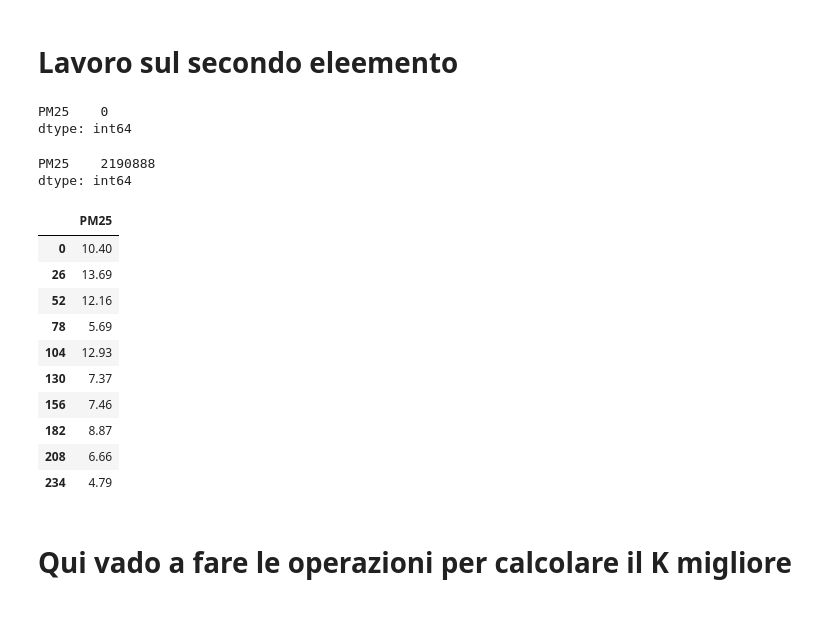
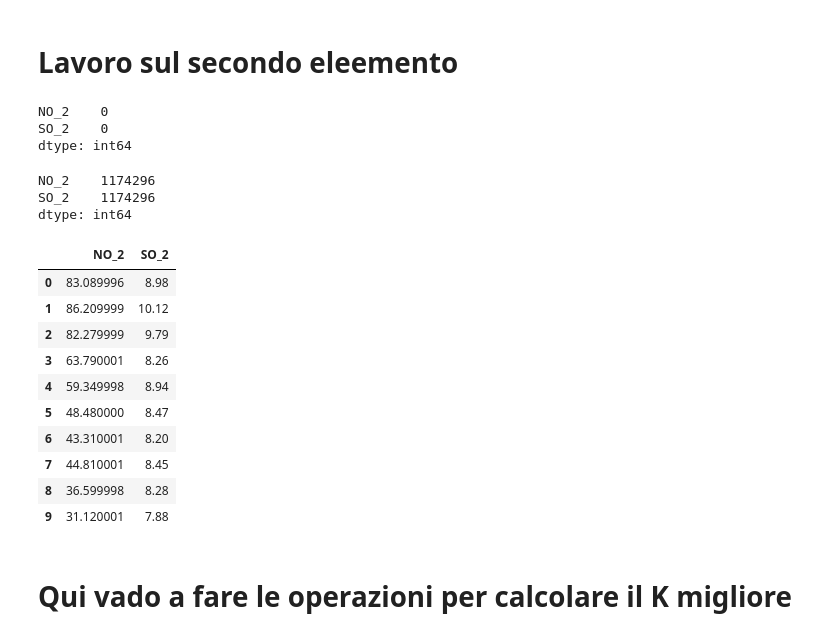
Before and after one commit to ChiaraAmalia/DataScience2Project, a Jupyter notebook: clusterJupy.ipynb, the cells around one changed output. Saved outputs shown, nothing was run; the diff lists cells and outputs as text; code cells hidden in the pictures.

```diff
--- a/clusterJupy.ipynb
+++ b/clusterJupy.ipynb
@@ -128,48 +138,69 @@ dtype: int64
 # %% [markdown]
 # Lavoro sul secondo eleemento
 # %%
-full = pd.Series()
-time=['2008','2009','2010','2011','2012','2013','2014','2015','2016','2017','2018']
+full2 = pd.DataFrame()
+time=['2008','2009','2010','2011','2012','2013','2014','2015','2016','2017','2018']#
 for d in time:
-    fullYear = pd.Series()
+    if(['2008','2009','2010'].__contains__(d)):
+        a=6
+        b=13
+    if(['2011','2012','2013','2014','2015','2016'].__contains__(d)):
+        a=6
+        b=10
+    if(['2017','2018'].__contains__(d)):
+        a=7
+        b=12
+    full2Year = pd.DataFrame()
     madrid = pd.read_csv(path+"\madrid_"+d+".csv")
     stazioni = madrid['station'].unique()
     #display(stazioni)
     for y in stazioni:
-        onlyOne=madrid[madrid["station"].astype(str).str.contains(str(y))]
+        onlyOne=madrid[madrid["station"].astype(str).str.contains(str(y))].iloc[:,[a,b]]
         copy = onlyOne.copy()
-        newValue= stats.trim_mean(copy['PM25'].dropna().values,0.05) # La faccio qui
-        onlyOne = onlyOne['PM25'].fillna(newValue) # Questo mette la media al posto dei nulli
-        fullYear = pd.concat([fullYear,onlyOne])
-    if(fullYear.isna().sum() != 0):
-        copy = fullYear.copy()
+        newValue1= stats.trim_mean(copy['SO_2'].dropna().values,0.05) # La faccio qui
+        newValue2= stats.trim_mean(copy['NO_2'].dropna().values,0.05)
+        onlyOne['SO_2'] = onlyOne['SO_2'].fillna(newValue1) # Questo mette la media al posto dei nulli
+        onlyOne['NO_2'] = onlyOne['NO_2'].fillna(newValue2) # Questo mette la media al posto dei nulli
+
+        '''if(not math.isnan(newValue)):
+            full2 = pd.concat([full2,onlyOne])'''
+        if(onlyOne['NO_2'].isna().sum() == 0 and onlyOne['SO_2'].isna().sum() == 0):
+            full2Year = pd.concat([full2Year,onlyOne])
+
+    '''if(full2Year.isna().sum() != 0):
+        copy = full2Year.copy()
         newValue= stats.trim_mean(copy.dropna().values,0.05)
-        fullYear = fullYear.fillna(newValue)
-        full = pd.concat([full,fullYear])
+        full2Year = full2Year.fillna(newValue)
+        full2 = pd.concat([full2,full2Year])
     else:
-        full = pd.concat([full,fullYear])
+        full2 = pd.concat([full2,full2Year])'''
 
-df2 = full.to_frame(name='PM25')
-display(df2.isna().sum())
-display(df2.count())
+    full2 = pd.concat([full2,full2Year],ignore_index=True)
 
-display(df2.head(10))
+
+#df2 = full2.to_frame(name='SO_2')
+display(full2.isna().sum())
+display(full2.count())
+
+display(full2.head(10))
 # %% [output]
-PM25    0
+NO_2    0
+SO_2    0
 dtype: int64
-PM25    2190888
+NO_2    1174296
+SO_2    1174296
 dtype: int64
-|  | PM25 |
-| 0 | 10.40 |
-| 26 | 13.69 |
-| 52 | 12.16 |
-| 78 | 5.69 |
-| 104 | 12.93 |
-| 130 | 7.37 |
-| 156 | 7.46 |
-| 182 | 8.87 |
-| 208 | 6.66 |
-| 234 | 4.79 |
+|  | NO_2 | SO_2 |
+| 0 | 83.089996 | 8.98 |
+| 1 | 86.209999 | 10.12 |
+| 2 | 82.279999 | 9.79 |
+| 3 | 63.790001 | 8.26 |
+| 4 | 59.349998 | 8.94 |
+| 5 | 48.480000 | 8.47 |
+| 6 | 43.310001 | 8.20 |
+| 7 | 44.810001 | 8.45 |
+| 8 | 36.599998 | 8.28 |
+| 9 | 31.120001 | 7.88 |
 # %% [markdown]
 # Qui vado a fare le operazioni per calcolare il K migliore
 # %%
```
Also changed, not shown: parts of 10 cells of this notebook.
